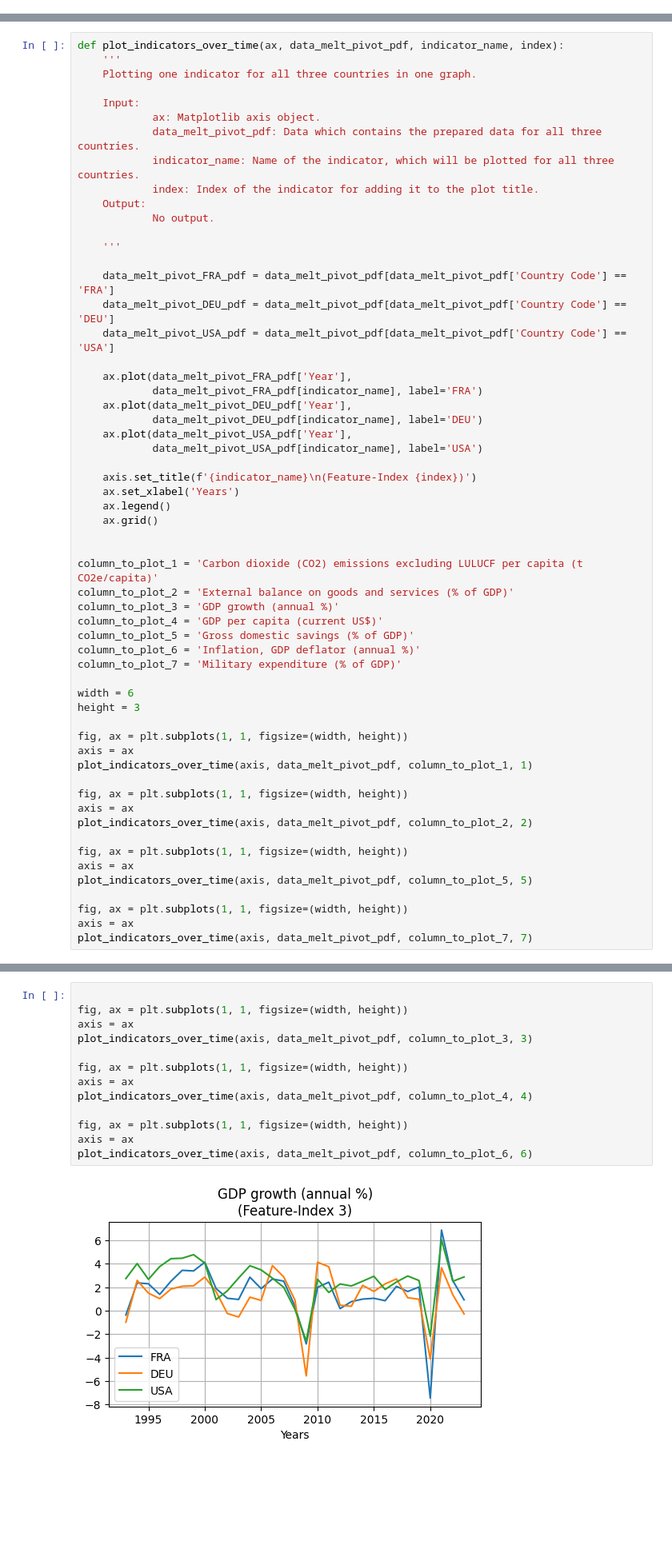
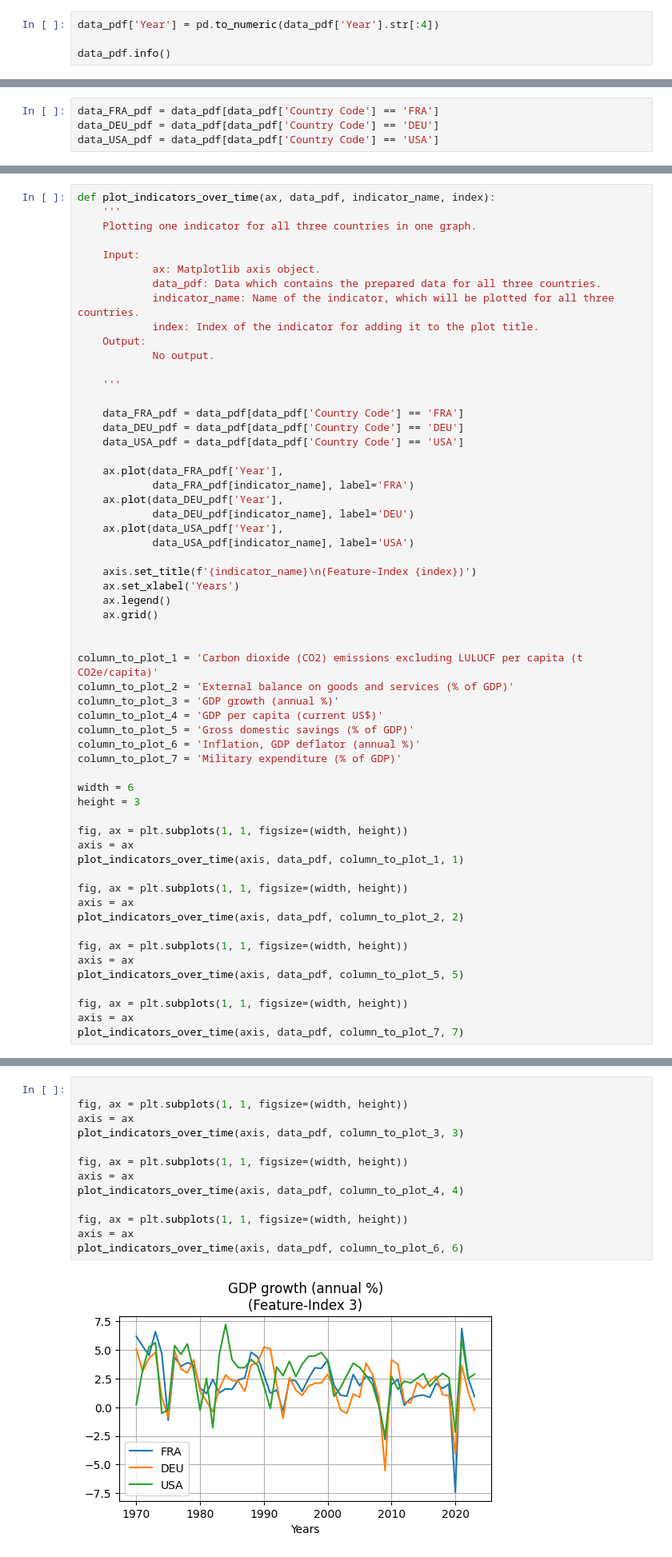
Before and after one commit to maxtschochner/World_Bank_Open_Data_Exploration, a Jupyter notebook: Analysis.ipynb, the cells around one changed output, grey strips where cells are left out. Shown at 80% size. Cells and saved outputs as stored; diff of their text form; blank space fills up the shorter version.

```diff
--- a/Analysis.ipynb
+++ b/Analysis.ipynb
@@ -641,0 +501,4 @@ data_melt_pivot_pdf.drop(columns=['Country Code']).corr()
+# %%
+data_pdf['Year'] = pd.to_numeric(data_pdf['Year'].str[:4])
+
+data_pdf.info()
@@ -641,0 +554,4 @@ data_melt_pivot_pdf.drop(columns=['Country Code']).corr()
+# %%
+data_FRA_pdf = data_pdf[data_pdf['Country Code'] == 'FRA']
+data_DEU_pdf = data_pdf[data_pdf['Country Code'] == 'DEU']
+data_USA_pdf = data_pdf[data_pdf['Country Code'] == 'USA']
@@ -642,13 +584,13 @@ data_melt_pivot_pdf.drop(columns=['Country Code']).corr()
 # %% [markdown]
 ## Plot Indicators over Time
 # %%
-def plot_indicators_over_time(ax, data_melt_pivot_pdf, indicator_name, index):
+def plot_indicators_over_time(ax, data_pdf, indicator_name, index):
     '''
     Plotting one indicator for all three countries in one graph.
 
     Input:
             ax: Matplotlib axis object.
-            data_melt_pivot_pdf: Data which contains the prepared data for all three countries.
+            data_pdf: Data which contains the prepared data for all three countries.
             indicator_name: Name of the indicator, which will be plotted for all three countries.
             index: Index of the indicator for adding it to the plot title.
     Output:
@@ -656,16 +598,16 @@ def plot_indicators_over_time(ax, data_melt_pivot_pdf, indicator_name, index):
 
     '''
 
-    data_melt_pivot_FRA_pdf = data_melt_pivot_pdf[data_melt_pivot_pdf['Country Code'] == 'FRA']
-    data_melt_pivot_DEU_pdf = data_melt_pivot_pdf[data_melt_pivot_pdf['Country Code'] == 'DEU']
-    data_melt_pivot_USA_pdf = data_melt_pivot_pdf[data_melt_pivot_pdf['Country Code'] == 'USA']
+    data_FRA_pdf = data_pdf[data_pdf['Country Code'] == 'FRA']
+    data_DEU_pdf = data_pdf[data_pdf['Country Code'] == 'DEU']
+    data_USA_pdf = data_pdf[data_pdf['Country Code'] == 'USA']
 
-    ax.plot(data_melt_pivot_FRA_pdf['Year'],
-            data_melt_pivot_FRA_pdf[indicator_name], label='FRA')
-    ax.plot(data_melt_pivot_DEU_pdf['Year'],
-            data_melt_pivot_DEU_pdf[indicator_name], label='DEU')
-    ax.plot(data_melt_pivot_USA_pdf['Year'],
-            data_melt_pivot_USA_pdf[indicator_name], label='USA')
+    ax.plot(data_FRA_pdf['Year'],
+            data_FRA_pdf[indicator_name], label='FRA')
+    ax.plot(data_DEU_pdf['Year'],
+            data_DEU_pdf[indicator_name], label='DEU')
+    ax.plot(data_USA_pdf['Year'],
+            data_USA_pdf[indicator_name], label='USA')
 
     axis.set_title(f'{indicator_name}\n(Feature-Index {index})')
     ax.set_xlabel('Years')
@@ -686,17 +628,17 @@ height = 3
 
 fig, ax = plt.subplots(1, 1, figsize=(width, height))
 axis = ax
-plot_indicators_over_time(axis, data_melt_pivot_pdf, column_to_plot_1, 1)
+plot_indicators_over_time(axis, data_pdf, column_to_plot_1, 1)
 
 fig, ax = plt.subplots(1, 1, figsize=(width, height))
 axis = ax
-plot_indicators_over_time(axis, data_melt_pivot_pdf, column_to_plot_2, 2)
+plot_indicators_over_time(axis, data_pdf, column_to_plot_2, 2)
 
 fig, ax = plt.subplots(1, 1, figsize=(width, height))
 axis = ax
-plot_indicators_over_time(axis, data_melt_pivot_pdf, column_to_plot_5, 5)
+plot_indicators_over_time(axis, data_pdf, column_to_plot_5, 5)
 
 fig, ax = plt.subplots(1, 1, figsize=(width, height))
 axis = ax
-plot_indicators_over_time(axis, data_melt_pivot_pdf, column_to_plot_7, 7)
+plot_indicators_over_time(axis, data_pdf, column_to_plot_7, 7)
 # %% [output]
@@ -707,15 +649,15 @@ plot_indicators_over_time(axis, data_melt_pivot_pdf, column_to_plot_7, 7)
 # %%
 
 fig, ax = plt.subplots(1, 1, figsize=(width, height))
 axis = ax
-plot_indicators_over_time(axis, data_melt_pivot_pdf, column_to_plot_3, 3)
+plot_indicators_over_time(axis, data_pdf, column_to_plot_3, 3)
 
 fig, ax = plt.subplots(1, 1, figsize=(width, height))
 axis = ax
-plot_indicators_over_time(axis, data_melt_pivot_pdf, column_to_plot_4, 4)
+plot_indicators_over_time(axis, data_pdf, column_to_plot_4, 4)
 
 fig, ax = plt.subplots(1, 1, figsize=(width, height))
 axis = ax
-plot_indicators_over_time(axis, data_melt_pivot_pdf, column_to_plot_6, 6)
+plot_indicators_over_time(axis, data_pdf, column_to_plot_6, 6)
 # %% [output]
-[figure, old version]
+[figure, new version]
```
Also changed, not shown: parts of 81 cells of this notebook.
